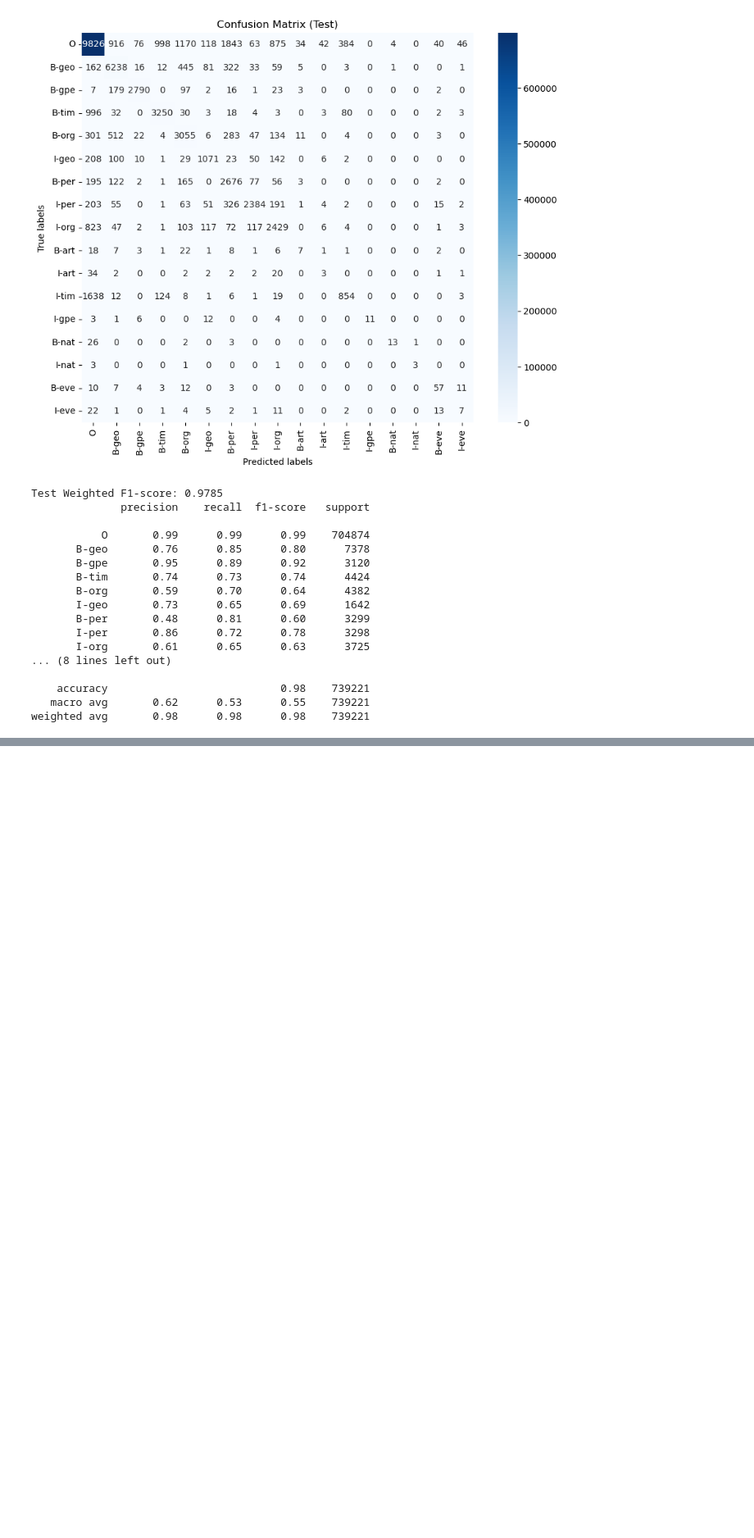
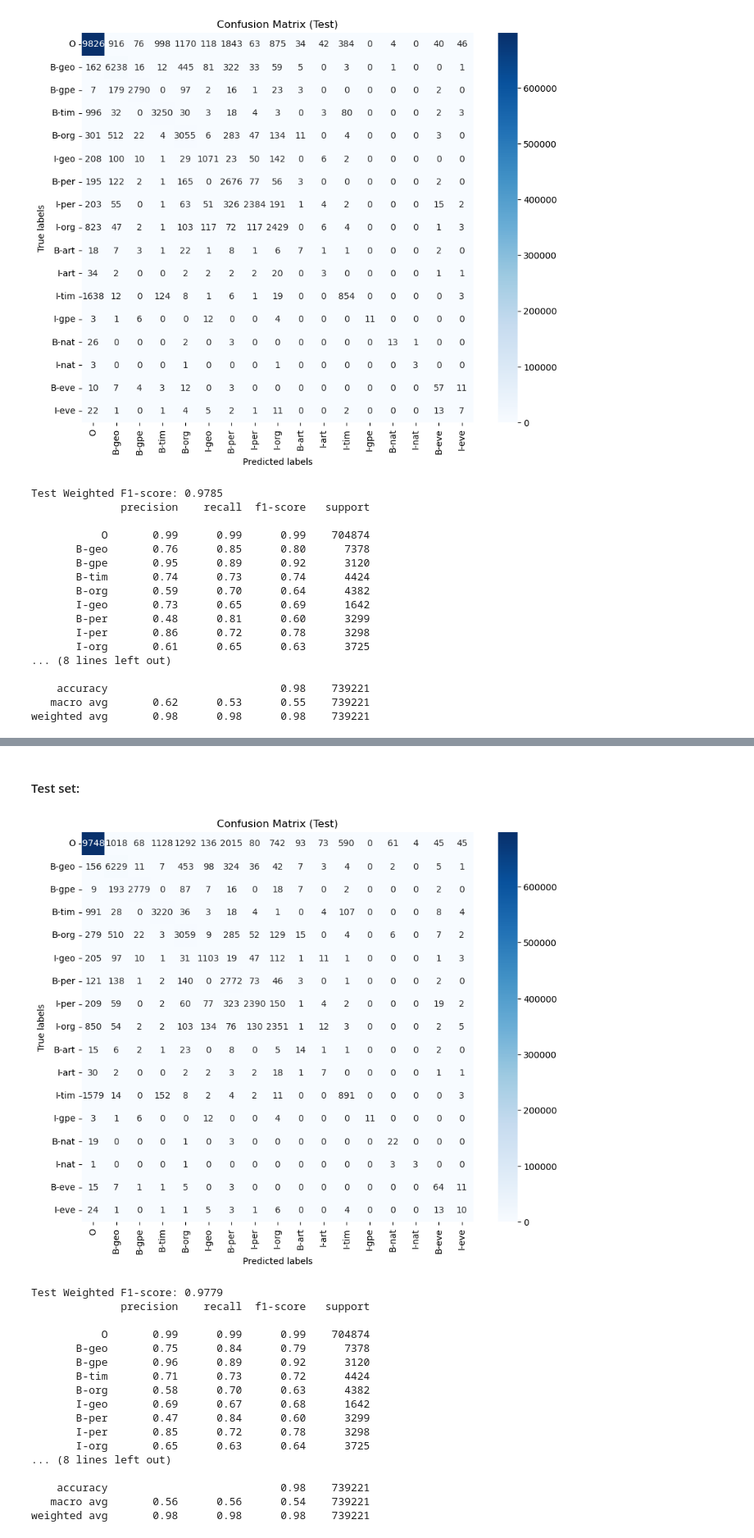
Before and after one commit to ivairali/nlp2, a Jupyter notebook: reproduce_results.ipynb, the cells around one changed output, grey strips where cells are left out. Shown at 82% size. Cells and saved outputs as stored; diff of their text form; code cells hidden in the pictures; blank space fills up the shorter version.

```diff
--- a/reproduce_results.ipynb
+++ b/reproduce_results.ipynb
@@ -600,0 +621,2 @@ weighted avg       0.98      0.98      0.98    739221
+# %%
+pred_test_5 = sp_5.viterbi_decode_corpus(fixed_test_dataset)
@@ -600,0 +665,23 @@ weighted avg       0.98      0.98      0.98    739221
+# %% [markdown]
+#### Test set:
+# %%
+cm_test_5, f1_test_5 = evaluate_predictions(fixed_test_dataset.seq_list, pred_test_5, tag_dict, set_name="Test")
+# %% [output]
+[figure, added]
+Test Weighted F1-score: 0.9779
+              precision    recall  f1-score   support
+
+           O       0.99      0.99      0.99    704874
+       B-geo       0.75      0.84      0.79      7378
+       B-gpe       0.96      0.89      0.92      3120
+       B-tim       0.71      0.73      0.72      4424
+       B-org       0.58      0.70      0.63      4382
+       I-geo       0.69      0.67      0.68      1642
+       B-per       0.47      0.84      0.60      3299
+       I-per       0.85      0.72      0.78      3298
+       I-org       0.65      0.63      0.64      3725
+... (8 lines left out)
+
+    accuracy                           0.98    739221
+   macro avg       0.56      0.56      0.54    739221
+weighted avg       0.98      0.98      0.98    739221
```
Also changed, not shown: parts of 27 cells of this notebook, 4 other files.
